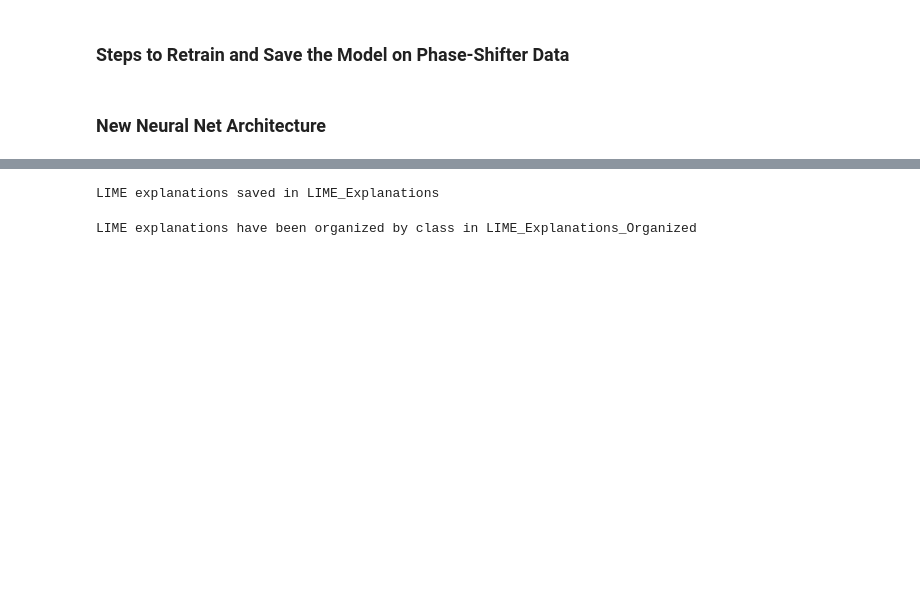
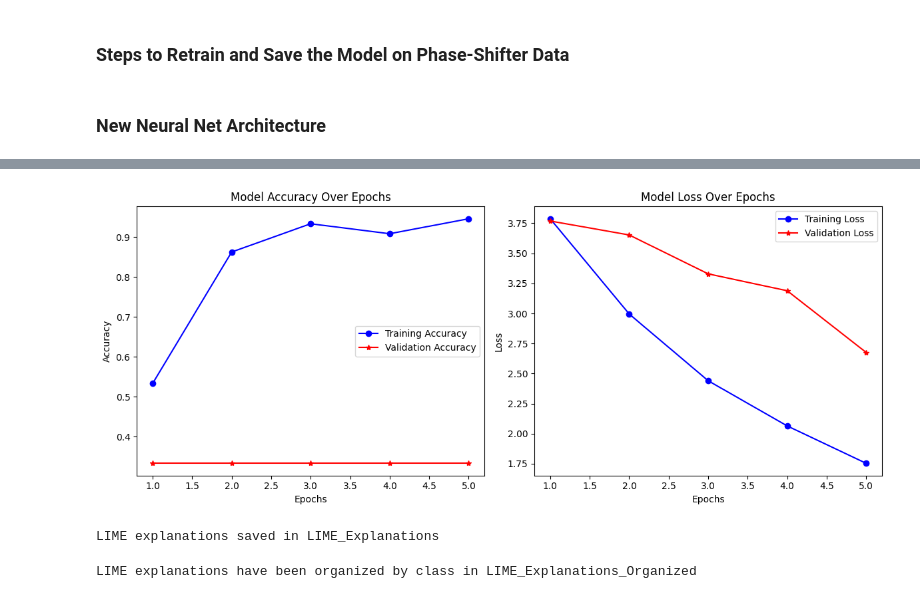
Before and after one commit to NayantharaPrathap/Photonics_LIME, a Jupyter notebook: Phase_Shifter_plots.ipynb, the cells around one changed output, grey strips where cells are left out. Drawn from its saved outputs; the diff is of its cells as text; code cells hidden in the pictures; blank space fills up the shorter version.

```diff
--- a/Phase_Shifter_plots.ipynb
+++ b/Phase_Shifter_plots.ipynb
@@ -201,3 +201,37 @@ Epoch 5/5
+# %%
+import matplotlib.pyplot as plt
+
+# ✅ Extract values from the history object
+acc = history.history['accuracy']
+val_acc = history.history['val_accuracy']
+loss = history.history['loss']
+val_loss = history.history['val_loss']
+
+epochs = range(1, len(acc) + 1)
+
+# 🔹 Plot Accuracy
+plt.figure(figsize=(12, 5))
+plt.subplot(1, 2, 1)
+plt.plot(epochs, acc, 'bo-', label='Training Accuracy')
+plt.plot(epochs, val_acc, 'r*-', label='Validation Accuracy')
+plt.title('Model Accuracy Over Epochs')
+plt.xlabel('Epochs')
+plt.ylabel('Accuracy')
+plt.legend()
+
+# 🔹 Plot Loss
+plt.subplot(1, 2, 2)
+plt.plot(epochs, loss, 'bo-', label='Training Loss')
+plt.plot(epochs, val_loss, 'r*-', label='Validation Loss')
+plt.title('Model Loss Over Epochs')
+plt.xlabel('Epochs')
+plt.ylabel('Loss')
+plt.legend()
+
+plt.tight_layout()
+plt.show()
+# %% [output]
+[figure, added]
 # %%
 import os
 from lime import lime_image
```
Also changed, not shown: parts of 3 cells of this notebook.
